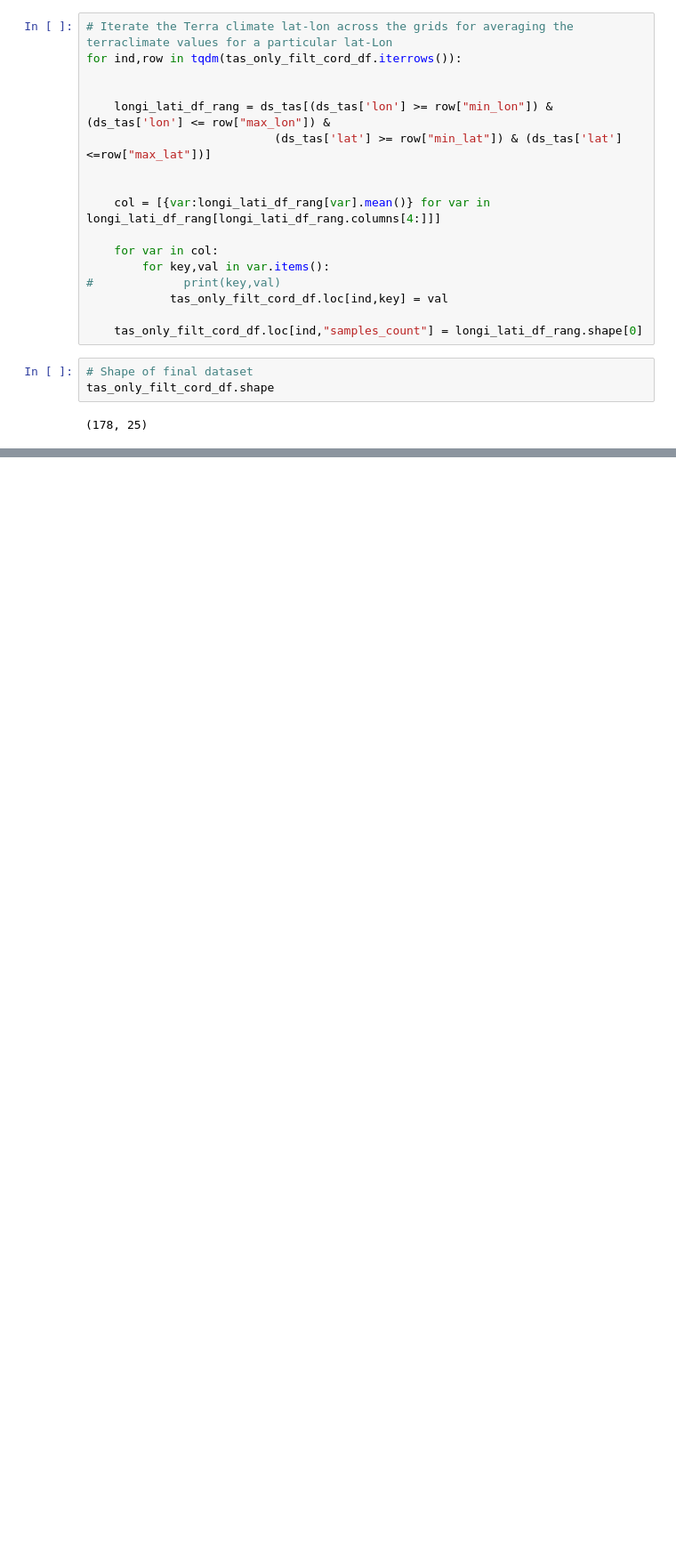
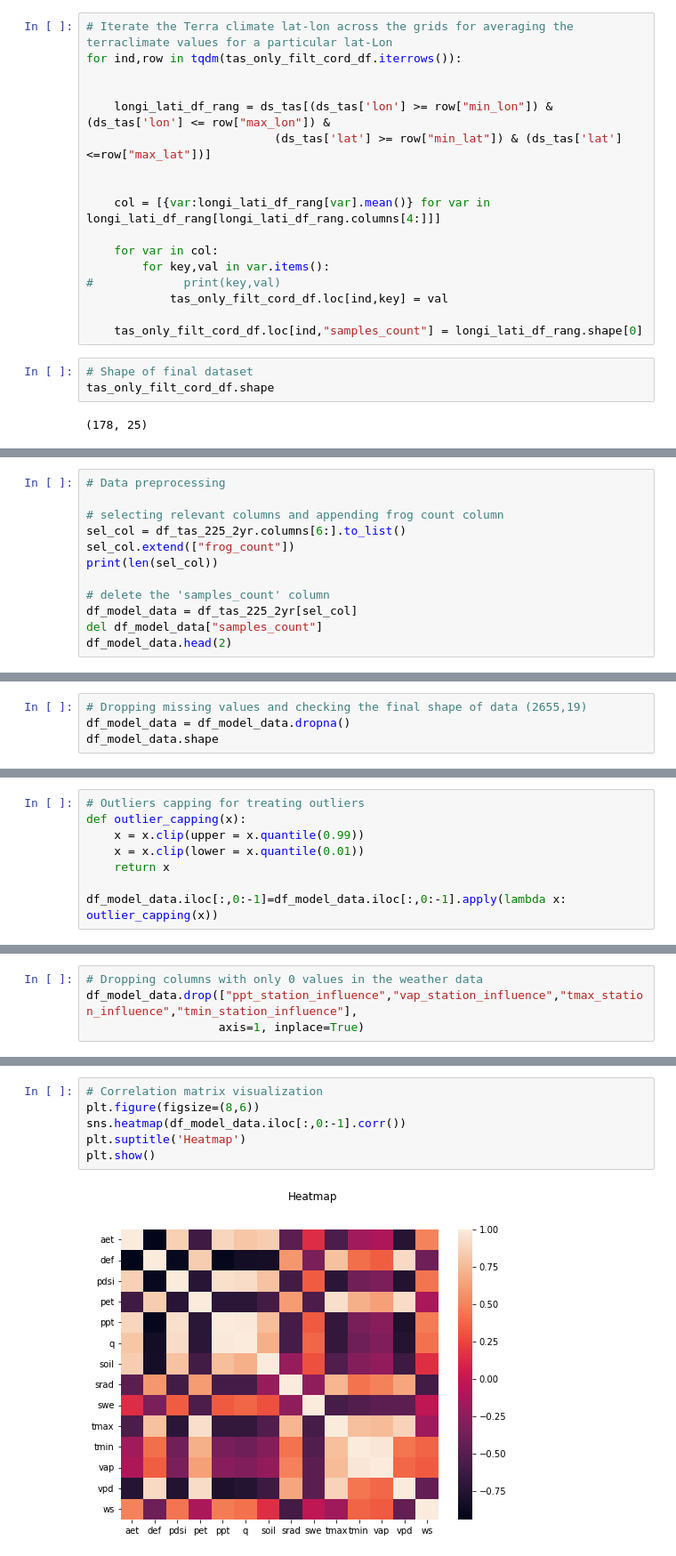
Before and after one commit to joe5campbell/frog_challenge, a Jupyter notebook: data_exploration.ipynb, the cells around one changed output, grey strips where cells are left out. Shown at 89% size. Saved outputs shown, nothing was run; the diff lists cells and outputs as text; blank space fills up the shorter version.

```diff
--- a/data_exploration.ipynb
+++ b/data_exploration.ipynb
@@ -277,0 +289,12 @@ tas_only_filt_cord_df.shape
+# %%
+# Data preprocessing
+
+# selecting relevant columns and appending frog count column
+sel_col = df_tas_225_2yr.columns[6:].to_list()
+sel_col.extend(["frog_count"])
+print(len(sel_col))
+
+# delete the 'samples_count' column
+df_model_data = df_tas_225_2yr[sel_col]
+del df_model_data["samples_count"]
+df_model_data.head(2)
@@ -277,0 +332,4 @@ tas_only_filt_cord_df.shape
+# %%
+# Dropping missing values and checking the final shape of data (2655,19)
+df_model_data = df_model_data.dropna()
+df_model_data.shape
@@ -277,0 +340,8 @@ tas_only_filt_cord_df.shape
+# %%
+# Outliers capping for treating outliers
+def outlier_capping(x):
+    x = x.clip(upper = x.quantile(0.99))
+    x = x.clip(lower = x.quantile(0.01))
+    return x
+
+df_model_data.iloc[:,0:-1]=df_model_data.iloc[:,0:-1].apply(lambda x: outlier_capping(x))
@@ -277,0 +354,4 @@ tas_only_filt_cord_df.shape
+# %%
+# Dropping columns with only 0 values in the weather data
+df_model_data.drop(["ppt_station_influence","vap_station_influence","tmax_station_influence","tmin_station_influence"],
+                   axis=1, inplace=True)
@@ -277,0 +360,8 @@ tas_only_filt_cord_df.shape
+# %%
+# Correlation matrix visualization
+plt.figure(figsize=(8,6))
+sns.heatmap(df_model_data.iloc[:,0:-1].corr())
+plt.suptitle('Heatmap')
+plt.show()
+# %% [output]
+[figure, added]
```
Also changed, not shown: parts of 9 cells of this notebook.
